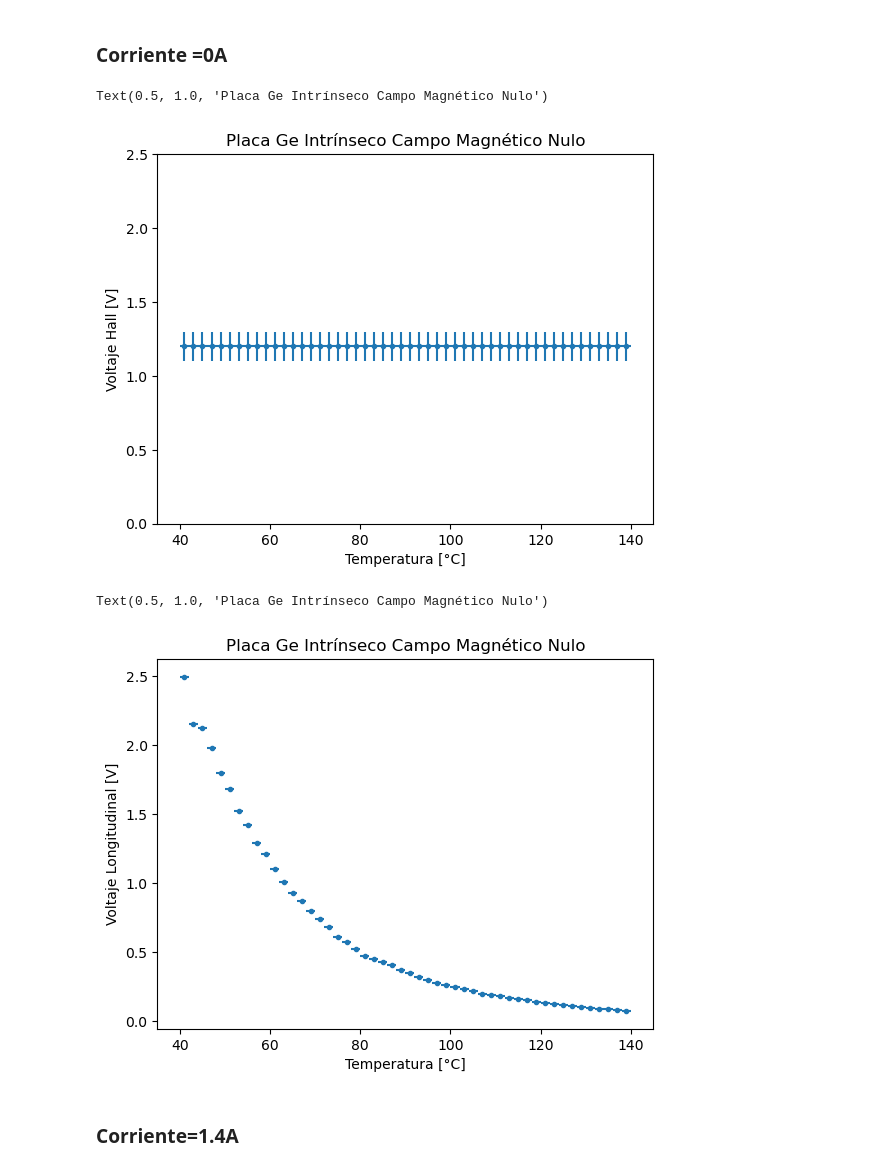
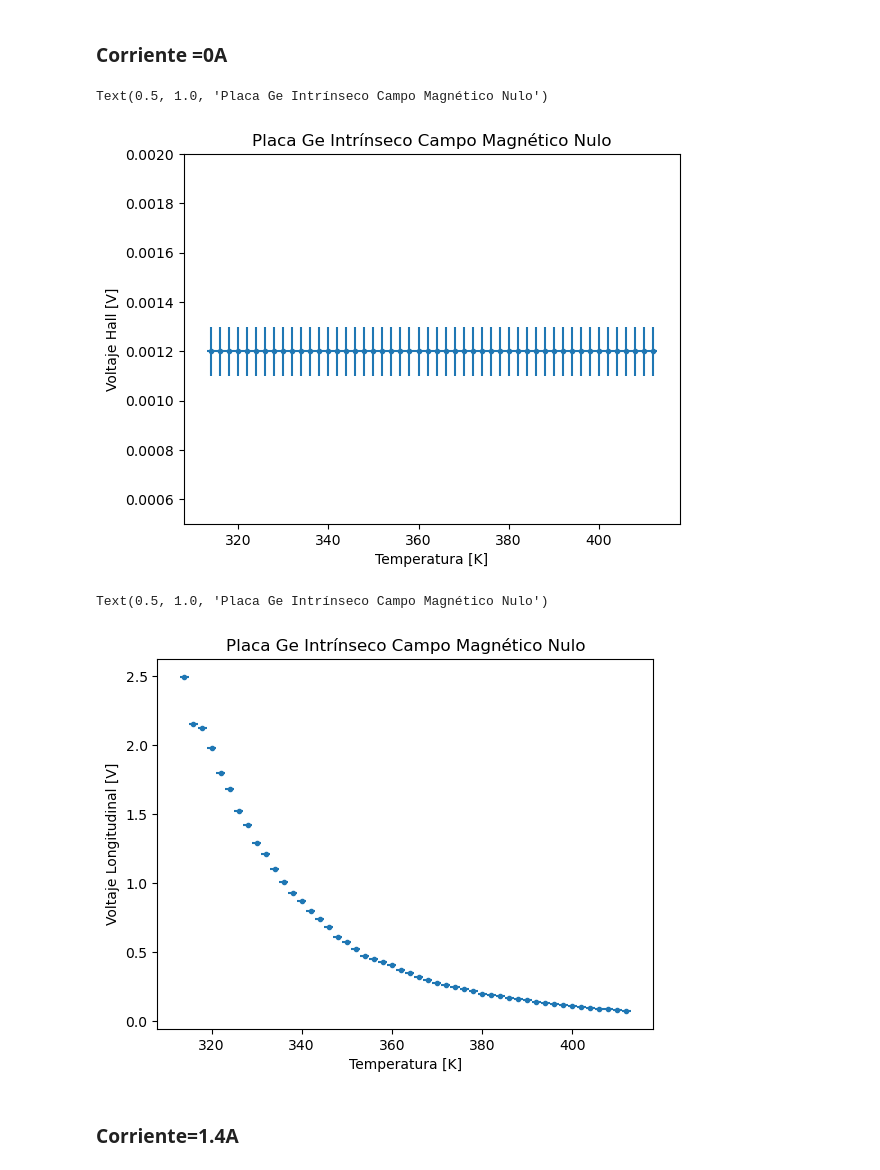
Before and after one commit to lsperezm/Intermedio, a Jupyter notebook: 4. Efecto Hall/Code/Gráficas Temperatura.ipynb, the cells around one changed output. Saved outputs shown, nothing was run; the diff lists cells and outputs as text; code cells hidden in the pictures.

Commit message:
ajustes temperatura

```diff
--- a/4. Efecto Hall/Code/Gráficas Temperatura.ipynb
+++ b/4. Efecto Hall/Code/Gráficas Temperatura.ipynb
@@ -32,10 +32,10 @@ data_n
 # %% [markdown]
 ### Corriente=0A
 # %%
-temp_0=np.array(data_n['T [°C]'])
-VH_0=np.array(data_n['V_H [mV]'])*(-1)
+temp_0=np.array(data_n['T [°C]'])+273
+VH_0=np.array(data_n['V_H [mV]'])*(-1)/1000
 VL_0=np.array(data_n['V_L [V]'])
-VHerr_0=np.array(data_n['VH err'])
+VHerr_0=np.array(data_n['VH err'])/1000
 VLerr_0=np.array(data_n['VL err'])
 terr=np.ones(len(temp_0))
 # %%
@@ -184,30 +382,30 @@ data_i
 # %% [markdown]
 ### Corriente =0A
 # %%
-tempi_0=np.array(data_i['T [°C]'])
-VHi_0=np.array(data_i['V_H [mV]'])
+tempi_0=np.array(data_i['T [°C]'])+273
+VHi_0=np.array(data_i['V_H [mV]'])/1000
 VLi_0=np.array(data_i['V_L[V]'])
-VHierr_0=np.array(data_i['VH err'])
+VHierr_0=np.array(data_i['VH err'])/1000
 VLierr_0=np.array(data_i['VL err'])
 
 plt.errorbar(tempi_0,VHi_0,VHierr_0,terr,fmt='.')
 
-plt.xlabel('Temperatura [°C]')
+plt.xlabel('Temperatura [K]')
 plt.ylabel('Voltaje Hall [V]')
-plt.ylim(0,2.5)
+plt.ylim(0.0005,0.002)
 plt.title('Placa Ge Intrínseco Campo Magnético Nulo')
 # %% [output]
 Text(0.5, 1.0, 'Placa Ge Intrínseco Campo Magnético Nulo')
-[figure, old version]
+[figure, new version]
 # %%
 plt.errorbar(tempi_0,VLi_0,VLierr_0,terr,fmt='.')
 
-plt.xlabel('Temperatura [°C]')
+plt.xlabel('Temperatura [K]')
 plt.ylabel('Voltaje Longitudinal [V]')
 plt.title('Placa Ge Intrínseco Campo Magnético Nulo')
 # %% [output]
 Text(0.5, 1.0, 'Placa Ge Intrínseco Campo Magnético Nulo')
-[figure, old version]
+[figure, new version]
 # %% [markdown]
 ### Corriente=1.4A
 # %%
```
Also changed, not shown: parts of 46 cells of this notebook, 2 other files.
